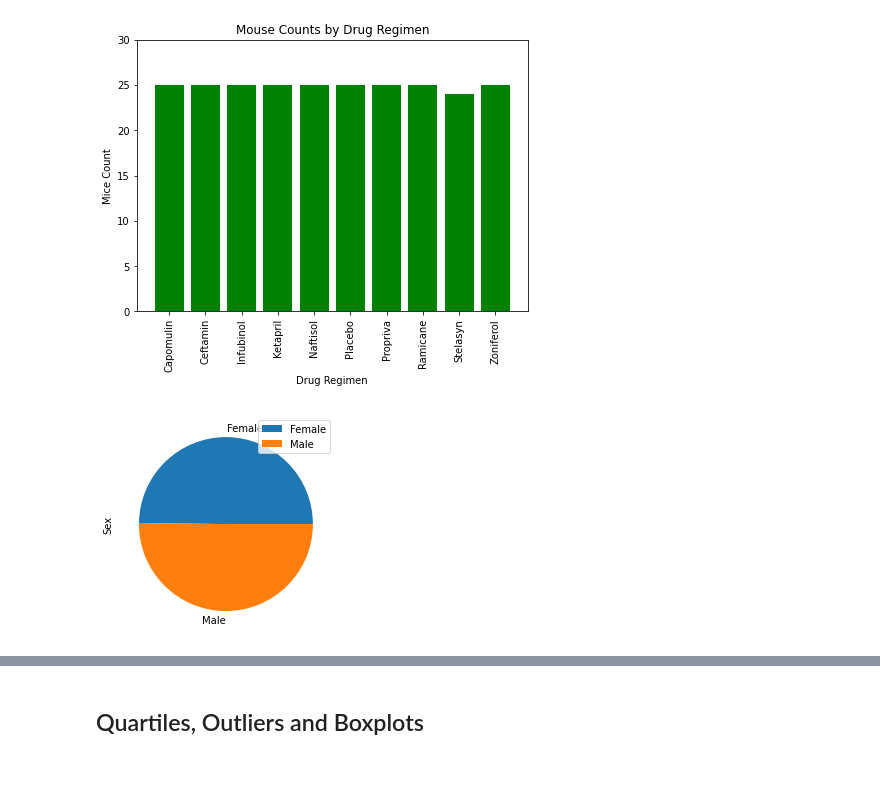
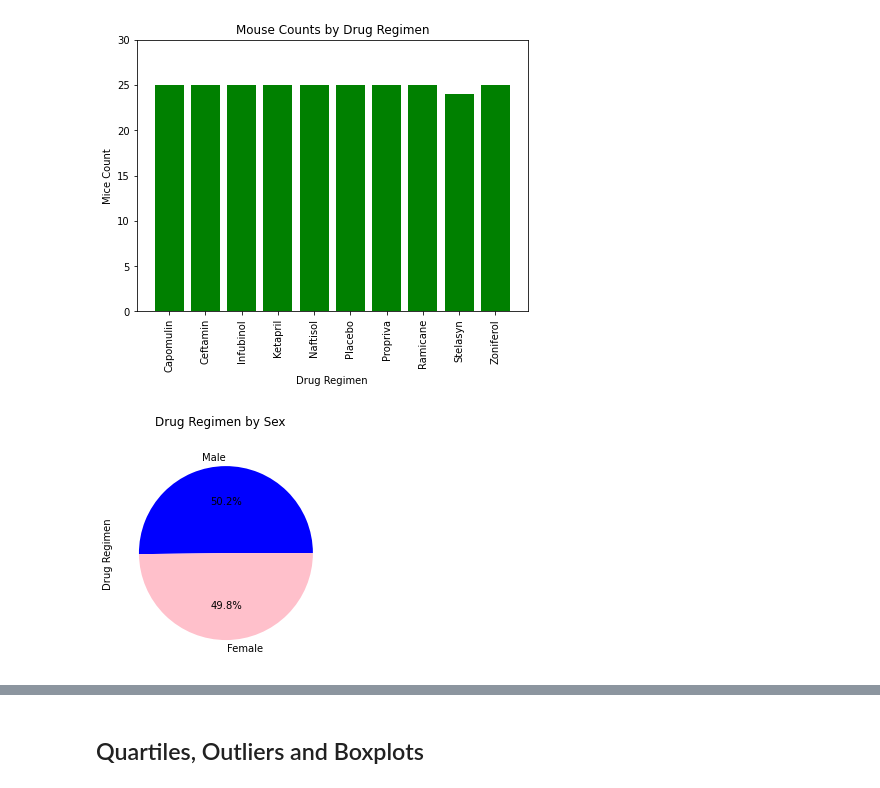
Before and after one commit to ClovisL/Analyzing-tumor-development, a Jupyter notebook: Pymaceuticals/pymaceuticals_starter.ipynb, the cells around one changed output, grey strips where cells are left out. Drawn from its saved outputs; the diff is of its cells as text; code cells hidden in the pictures.

Commit message:
Updated Pie Plots

```diff
--- a/Pymaceuticals/pymaceuticals_starter.ipynb
+++ b/Pymaceuticals/pymaceuticals_starter.ipynb
@@ -233,12 +233,13 @@ plt.show()
 # %%
 # Generate a pie plot showing the distribution of female versus male mice using pandas
 
 # Groups mice by sex
-mice_by_sex_group = study_data.groupby(["Sex"])["Mouse ID"].count()
+mice_by_sex_group = study_data.groupby(["Sex"])["Drug Regimen"].count()
 mice_by_sex_df = pd.DataFrame(mice_by_sex_group)
-mice_by_sex_df = mice_by_sex_df.rename(columns={"Mouse ID": "Sex"})
-pie_plot = mice_by_sex_df.plot.pie(subplots=True)
+mice_by_sex_df = mice_by_sex_df.reindex(["Male", "Female"])
+pie_plot = mice_by_sex_df.plot.pie(subplots=True, legend=False, title="Drug Regimen by Sex",
+                                   autopct="%1.1f%%", colors=["blue", "pink"])
 # %% [output]
-[figure, old version]
+[figure, new version]
 # %%
 # Generate a pie plot showing the distribution of female versus male mice using pyplot
```
Also changed, not shown: parts of 1 cell of this notebook.
